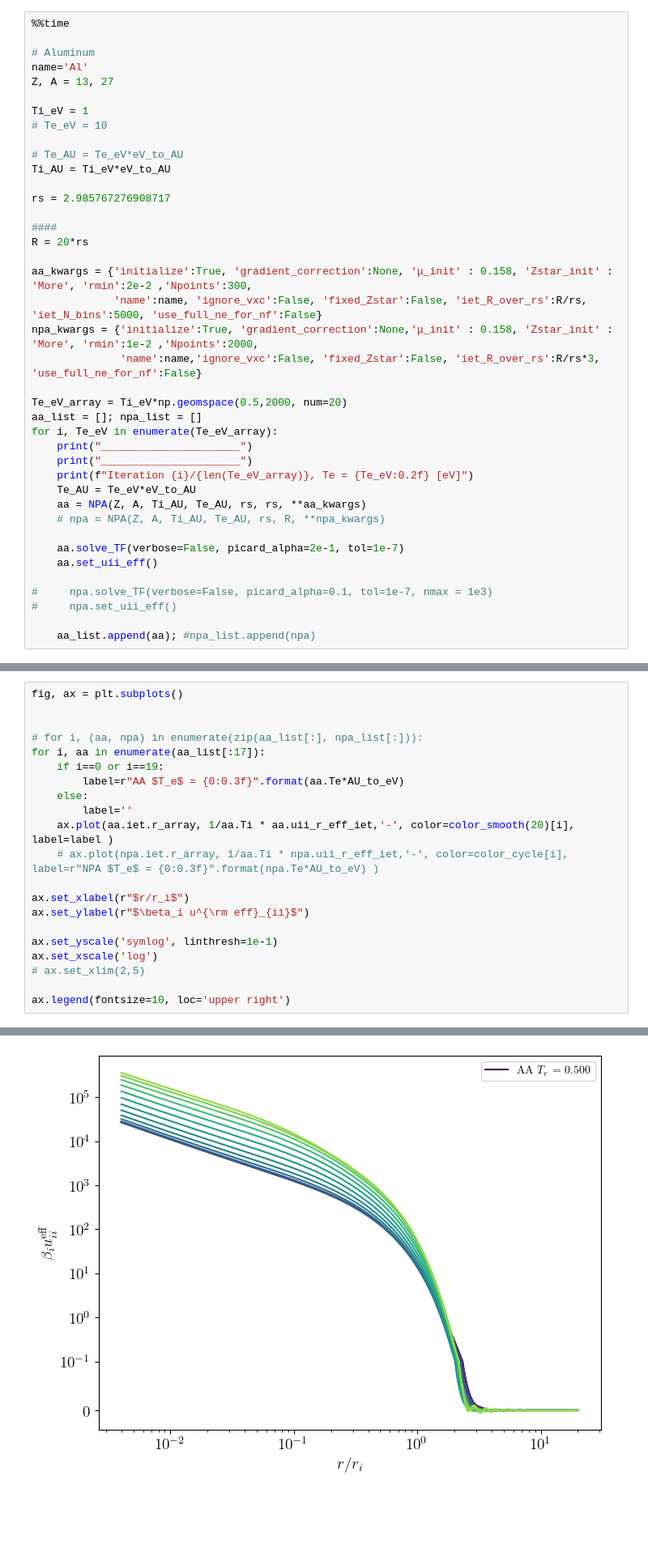
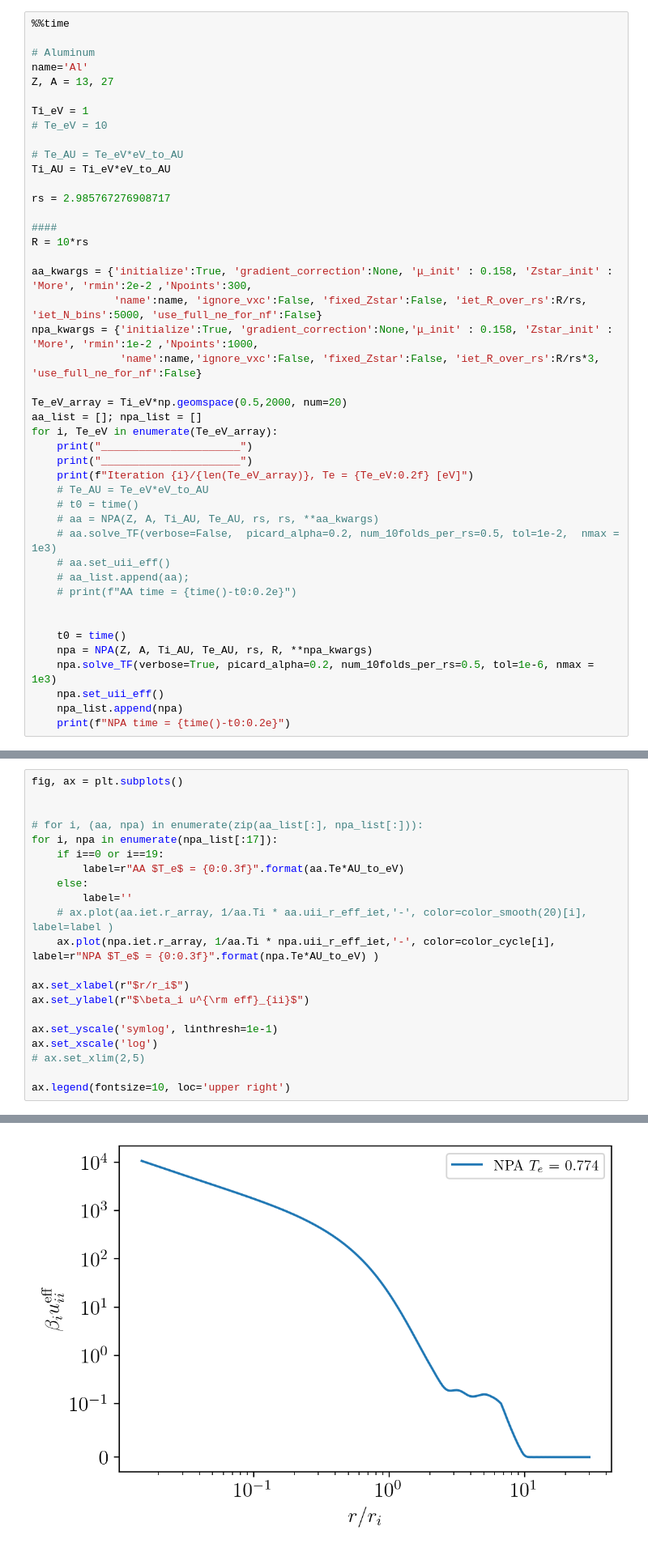
Before and after one commit to ZachAJohnson/OFAA, a Jupyter notebook: jupyter/TF_NPA-2T_vary_Te.ipynb, the cells around one changed output, grey strips where cells are left out. Shown at 81% size. Drawn from its saved outputs; the diff is of its cells as text; blank space fills up the shorter version.

```diff
--- a/jupyter/TF_NPA-2T_vary_Te.ipynb
+++ b/jupyter/TF_NPA-2T_vary_Te.ipynb
@@ -58,11 +58,11 @@ Ti_AU = Ti_eV*eV_to_AU
 rs = 2.985767276908717
 
 ####
-R = 20*rs
+R = 10*rs
 
 aa_kwargs = {'initialize':True, 'gradient_correction':None, 'μ_init' : 0.158, 'Zstar_init' : 'More', 'rmin':2e-2 ,'Npoints':300,
              'name':name, 'ignore_vxc':False, 'fixed_Zstar':False, 'iet_R_over_rs':R/rs, 'iet_N_bins':5000, 'use_full_ne_for_nf':False}
-npa_kwargs = {'initialize':True, 'gradient_correction':None,'μ_init' : 0.158, 'Zstar_init' : 'More', 'rmin':1e-2 ,'Npoints':2000,
+npa_kwargs = {'initialize':True, 'gradient_correction':None,'μ_init' : 0.158, 'Zstar_init' : 'More', 'rmin':1e-2 ,'Npoints':1000,
               'name':name,'ignore_vxc':False, 'fixed_Zstar':False, 'iet_R_over_rs':R/rs*3, 'use_full_ne_for_nf':False}
 
 Te_eV_array = Ti_eV*np.geomspace(0.5,2000, num=20)
@@ -71,17 +71,21 @@ for i, Te_eV in enumerate(Te_eV_array):
     print("______________________")
     print("______________________")
     print(f"Iteration {i}/{len(Te_eV_array)}, Te = {Te_eV:0.2f} [eV]")
-    Te_AU = Te_eV*eV_to_AU
-    aa = NPA(Z, A, Ti_AU, Te_AU, rs, rs, **aa_kwargs)
-    # npa = NPA(Z, A, Ti_AU, Te_AU, rs, R, **npa_kwargs)
+    # Te_AU = Te_eV*eV_to_AU
+    # t0 = time()
+    # aa = NPA(Z, A, Ti_AU, Te_AU, rs, rs, **aa_kwargs)
+    # aa.solve_TF(verbose=False,  picard_alpha=0.2, num_10folds_per_rs=0.5, tol=1e-2,  nmax = 1e3)
+    # aa.set_uii_eff()
+    # aa_list.append(aa);
+    # print(f"AA time = {time()-t0:0.2e}")
 
-    aa.solve_TF(verbose=False, picard_alpha=2e-1, tol=1e-7)
-    aa.set_uii_eff()
 
-#     npa.solve_TF(verbose=False, picard_alpha=0.1, tol=1e-7, nmax = 1e3)
-#     npa.set_uii_eff()
-
-    aa_list.append(aa); #npa_list.append(npa)
+    t0 = time()
+    npa = NPA(Z, A, Ti_AU, Te_AU, rs, R, **npa_kwargs)
+    npa.solve_TF(verbose=True, picard_alpha=0.2, num_10folds_per_rs=0.5, tol=1e-6, nmax = 1e3)
+    npa.set_uii_eff()
+    npa_list.append(npa)
+    print(f"NPA time = {time()-t0:0.2e}")
 # %% [output]
 ______________________
 ______________________
@@ -110,27 +120,27 @@ AttributeError: 'NeutralPseudoAtom' object has no attribute 'T'
 # %%
 fig, ax = plt.subplots()
 
 
 # for i, (aa, npa) in enumerate(zip(aa_list[:], npa_list[:])):
-for i, aa in enumerate(aa_list[:17]):
+for i, npa in enumerate(npa_list[:17]):
     if i==0 or i==19:
         label=r"AA $T_e$ = {0:0.3f}".format(aa.Te*AU_to_eV)
     else:
         label=''
-    ax.plot(aa.iet.r_array, 1/aa.Ti * aa.uii_r_eff_iet,'-', color=color_smooth(20)[i], label=label )
-    # ax.plot(npa.iet.r_array, 1/aa.Ti * npa.uii_r_eff_iet,'-', color=color_cycle[i], label=r"NPA $T_e$ = {0:0.3f}".format(npa.Te*AU_to_eV) )
+    # ax.plot(aa.iet.r_array, 1/aa.Ti * aa.uii_r_eff_iet,'-', color=color_smooth(20)[i], label=label )
+    ax.plot(npa.iet.r_array, 1/aa.Ti * npa.uii_r_eff_iet,'-', color=color_cycle[i], label=r"NPA $T_e$ = {0:0.3f}".format(npa.Te*AU_to_eV) )
 
 ax.set_xlabel(r"$r/r_i$")
 ax.set_ylabel(r"$\beta_i u^{\rm eff}_{ii}$")
 
 ax.set_yscale('symlog', linthresh=1e-1)
 ax.set_xscale('log')
 # ax.set_xlim(2,5)
 
 ax.legend(fontsize=10, loc='upper right')
 # %% [output]
 <matplotlib.legend.Legend at 0x...>
-[figure, old version]
+[figure, new version]
 # %% [markdown]
 ##### Radial Distribution Function $g_{ii}(r)$
 # %%
```
Also changed, not shown: parts of 5 cells of this notebook, 16 other files.
